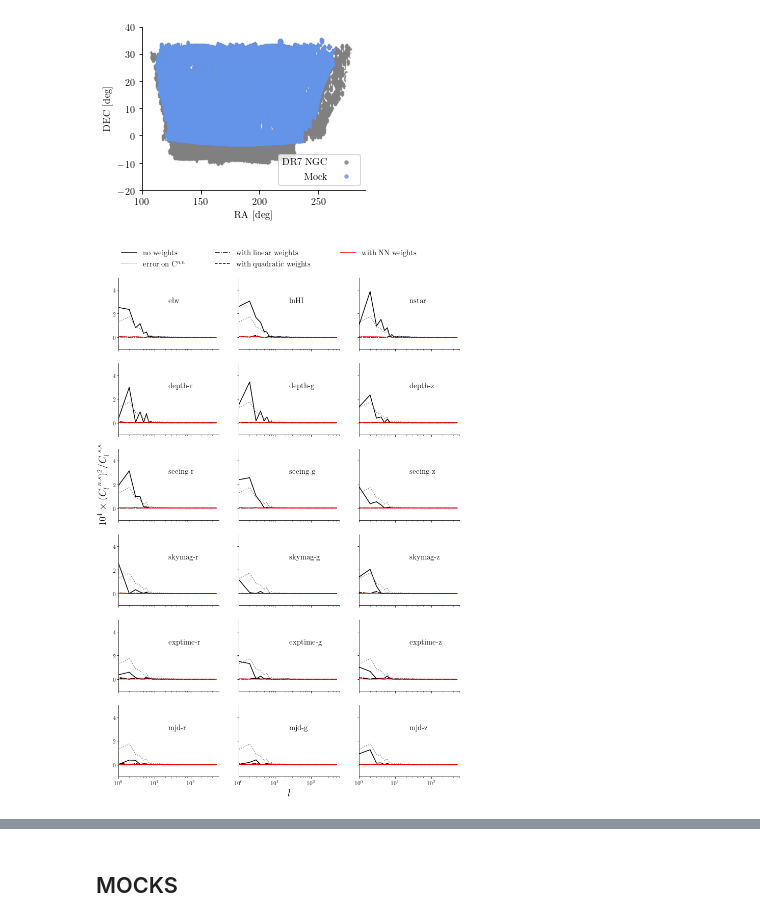
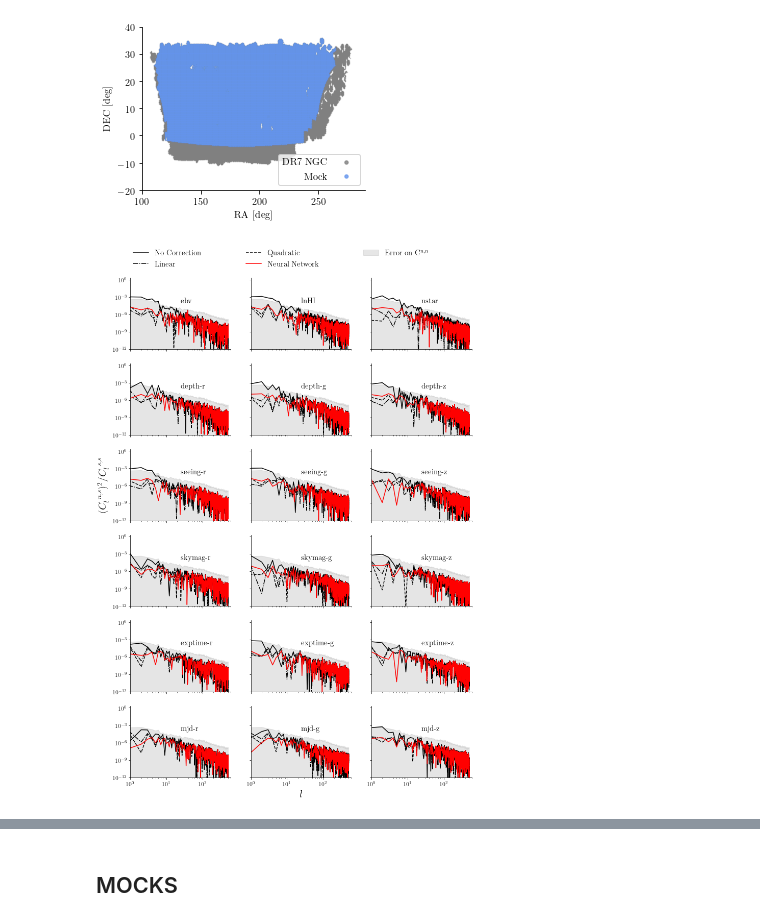
Before and after one commit to mehdirezaie/SYSNet, a Jupyter notebook: dataviz/DLpaper_plots.ipynb, the cells around one changed output, grey strips where cells are left out. Cells and saved outputs as stored; diff of their text form; code cells hidden in the pictures.

```diff
--- a/dataviz/DLpaper_plots.ipynb
+++ b/dataviz/DLpaper_plots.ipynb
@@ -36,8 +36,8 @@ config = {'hpmap':{'frac':'/Volumes/TimeMachine/data/DR7/frac.hp.256.fits',
                           #'lb':['with linear weights','with quadratic weights','no weights',
                           #        'with NN weights (spatial)','with NN weights', 'with NN weights w/ ablation'],
                           #'flb':['lin', 'quad', 'uni', 'nns-10', 'nnr-10', 'nnrab-10'],
-                          'lb':['no weights', 'with linear weights','with quadratic weights', 'with NN weights'],
-                          'flb':['uni','lin', 'quad', 'nn_ab'],
+                          'lb':['No Correction', 'Linear','Quadratic', 'Neural Network', 'Neural Network Plain'],
+                          'flb':['uni','lin', 'quad', 'nn_ab', 'nn_p'],
                          'ouname':'./figs/dr7_clustering.pdf'},
          'corrmax':{'feats':'/Volumes/TimeMachine/data/DR7/eBOSS.ELG.NGC.DR7.table.fits',
                      'xticks':['EBV', 'logHI', 'nstar']+ [s+'-'+b for s in
@@ -48,7 +48,7 @@ config = {'hpmap':{'frac':'/Volumes/TimeMachine/data/DR7/frac.hp.256.fits',
                           #'lb':['with linear weights','with quadratic weights','no weights',
                           #       'with NN weights (spatial)','with NN weights', 'with NN weights w/ ablation'],
                           #'flb':['lin', 'quad', 'uni', 'nns-10', 'nnr-10', 'nnrab-10'],
-                          'lb':['no weights', 'with linear weights','with quadratic weights', 'with NN weights'],
+                          'lb':['No Correction', 'Linear','Quadratic', 'Neural Network'],
                           'flb':['uni','lin', 'quad', 'nn_ab'],
                          'ouname':'./figs/dr7_nnbar.pdf'},
           'mocks_ablation':{'uncont.':'/Volumes/TimeMachine/data/mocks/3dbox/*/ablation/r/*.log.npy',
@@ -65,7 +65,7 @@ config = {'hpmap':{'frac':'/Volumes/TimeMachine/data/DR7/frac.hp.256.fits',
               #'lb':['with linear weights','with quadratic weights','no weights',
               #        'with NN weights (spatial)','with NN weights', 'with NN weights w/ ablation'],
               #'flb':['lin', 'quad', 'uni', 'nns-10', 'nnr-10', 'nnrab-10'],
-              'lb':['no weights', 'with linear weights','with quadratic weights', 'with NN weights'],
+              'lb':['No Correction', 'Linear','Quadratic', 'Neural Network'],
               'flb':['uni','lin', 'quad', 'nn_ab'],
              'ouname':'./figs/dr7_crosscl.pdf',
               'xticks':['ebv', 'lnHI', 'nstar']+ [s+'-'+b for s in
@@ -79,7 +79,7 @@ config = {'hpmap':{'frac':'/Volumes/TimeMachine/data/DR7/frac.hp.256.fits',
               #'lb':['with linear weights','with quadratic weights','no weights',
               #        'with NN weights (spatial)','with NN weights', 'with NN weights w/ ablation'],
               #'flb':['lin', 'quad', 'uni', 'nns-10', 'nnr-10', 'nnrab-10'],
-              'lb':['no weights', 'with linear weights','with quadratic weights', 'with NN weights'],
+              'lb':['No Correction', 'Linear','Quadratic', 'Neural Network'],
               'flb':['uni','lin', 'quad', 'nn_ab'],
              'ouname':'./figs/dr7_crossxi.pdf',
               'xticks':['ebv', 'lnHI', 'nstar']+ [s+'-'+b for s in
@@ -510,7 +590,7 @@ def plot_cl_cross_dr(config):
                  bbox_to_anchor=(0, 1.1, 3, 0.4), loc="lower left",
                 mode="expand", borderaxespad=0)
     xlim   = (1.0, 600)
-    ylim   = (-1., 5.)
+    ylim   = (1.e-12, 2.)#(-1., 5.)
     clsys  = np.load(config['crosscl']['clsys']).item()
     #
     #  PLOT
@@ -520,42 +600,44 @@ def plot_cl_cross_dr(config):
         for i in range(d['cross'].shape[0]):
             l = np.arange(d['cross'][i, :].size)
             cl= d['cross'][i, :]**2 / clsys['cross'][i, :]
-            a[i].plot(l, 1.e4*cl, color=color, label=label, linestyle=ls)
+            a[i].plot(l, cl, color=color, label=label, linestyle=ls)
+
         if adderr:
             for i in range(d['cross'].shape[0]):
                 l = np.arange(d['clerr']['clerr'].size)
                 cl= d['clerr']['clerr']
-                a[i].plot(l, 1.e4*cl, color='grey', linestyle=':', label=r'error on C$^{n,n}$')
-
+                #a[i].plot(l, 1+1.e4*cl, color='grey', linestyle=':', label=r'Error on C$^{n,n}$')
+                a[i].fill_between(l, 1.e-13, cl, color='grey', label=r'Error on C$^{n,n}$', alpha=0.2)
 
 
     f,a    = plt.subplots(**pltarg)
     # plt.subplots_adjust(hspace=0.0, wspace=0.0)
     a = a.flatten()
     for i, fi in enumerate(config['crosscl']['flb']):
         if fi == 'uni':
             adderr = True
         else:
             adderr = False
         add_plot(config['crosscl']['clpath'](fi), a, c[i] , config['crosscl']['lb'][i], ls[i], adderr=adderr)
 
     for i in range(len(a)):
-        if i ==6:a[i].set_ylabel(r'$10^{4}\times(C^{~n,s}_{l})^{2}/C^{~s,s}_{l}$')
+        if i ==6:a[i].set_ylabel(r'$(C^{~n,s}_{l})^{2}/C^{~s,s}_{l}$')
         if i ==16:a[i].set_xlabel('$l$')
         a[i].text(0.5, 0.65, r'%s'\
                           %config['crosscl']['xticks'][i], transform=a[i].transAxes, fontsize=15)
-        a[i].ticklabel_format(**tckfmt)
-        a[i].tick_params(axis='y', pad=1.0)
+        #a[i].ticklabel_format(**tckfmt)
+        #a[i].tick_params(axis='y', pad=1.0)
         a[i].set_xscale('log')
+        a[i].set_yscale('log')
         a[i].set_xlim(*xlim)
         a[i].set_ylim(*ylim)
     a[0].legend(**lgnarg)
     #f.delaxes(a[17])
 
     plt.savefig(config['crosscl']['ouname'], bbox_inches='tight')
 plot_cl_cross_dr(config)
 # %% [output]
-[figure, old version]
+[figure, new version]
 # %%
 def plot_cl_cross_xi(config):
     params = {
```
Also changed, not shown: parts of 25 cells of this notebook, 7 other files.
